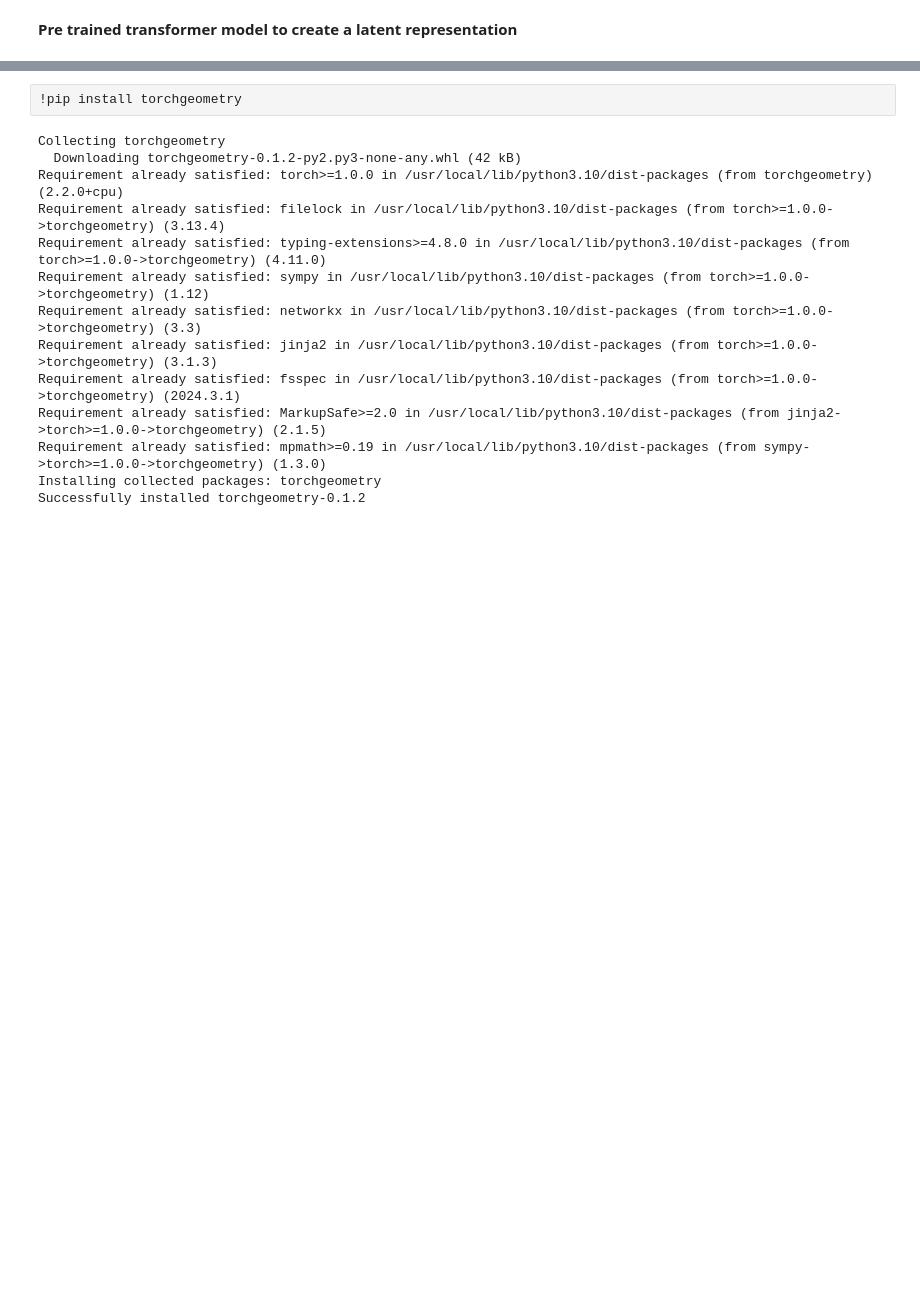
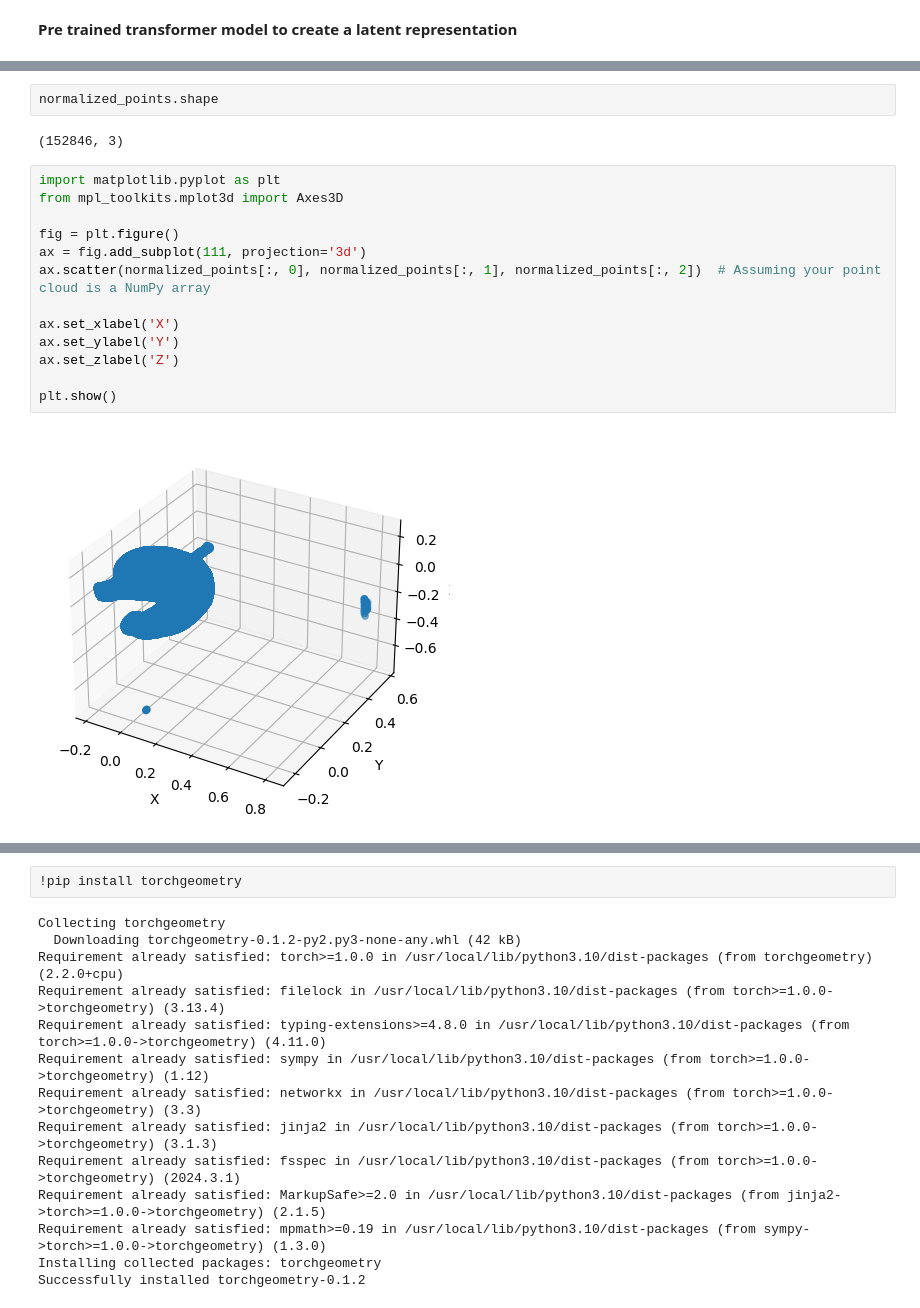
Before and after one commit to Rohit-Roby/Project, a Jupyter notebook: Replica.ipynb, the cells around one changed output, grey strips where cells are left out. Saved outputs shown, nothing was run; the diff lists cells and outputs as text; blank space fills up the shorter version.

```diff
--- a/Replica.ipynb
+++ b/Replica.ipynb
@@ -693,0 +805,19 @@ Latent Representation: torch.Size([1, 1024])
+# %%
+normalized_points.shape
+# %% [output]
+(152846, 3)
+# %%
+import matplotlib.pyplot as plt
+from mpl_toolkits.mplot3d import Axes3D
+
+fig = plt.figure()
+ax = fig.add_subplot(111, projection='3d')
+ax.scatter(normalized_points[:, 0], normalized_points[:, 1], normalized_points[:, 2])  # Assuming your point cloud is a NumPy array
+
+ax.set_xlabel('X')
+ax.set_ylabel('Y')
+ax.set_zlabel('Z')
+
+plt.show()
+# %% [output]
+[figure, added]
```
Also changed, not shown: parts of 42 cells of this notebook.
